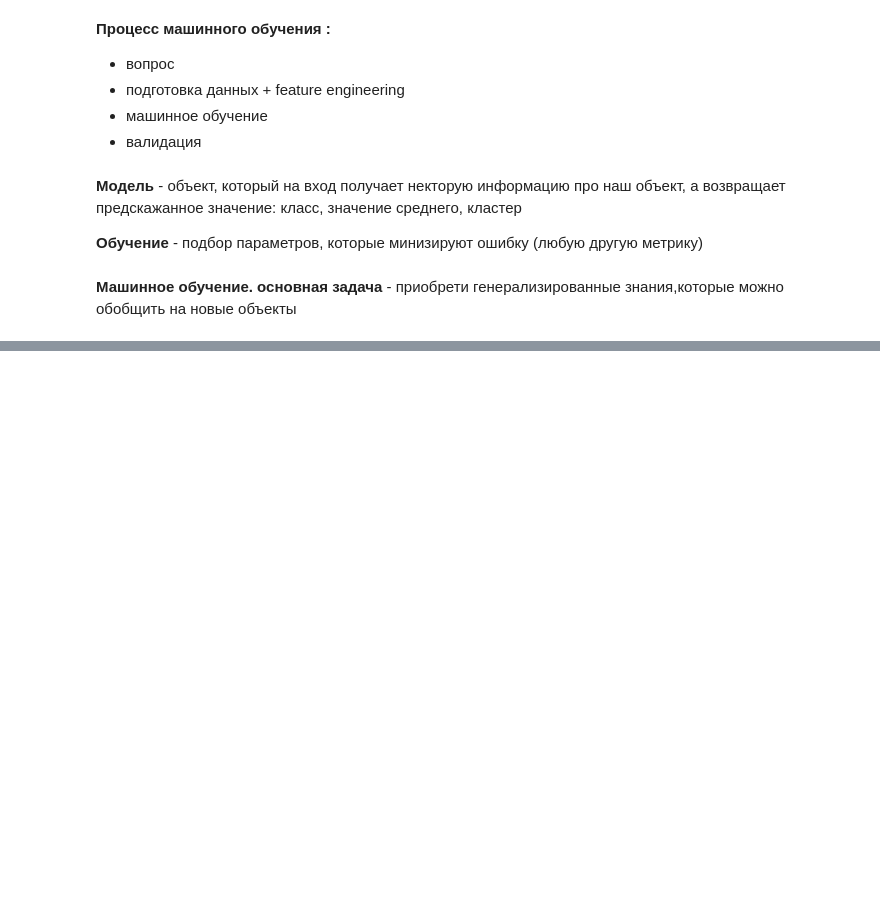
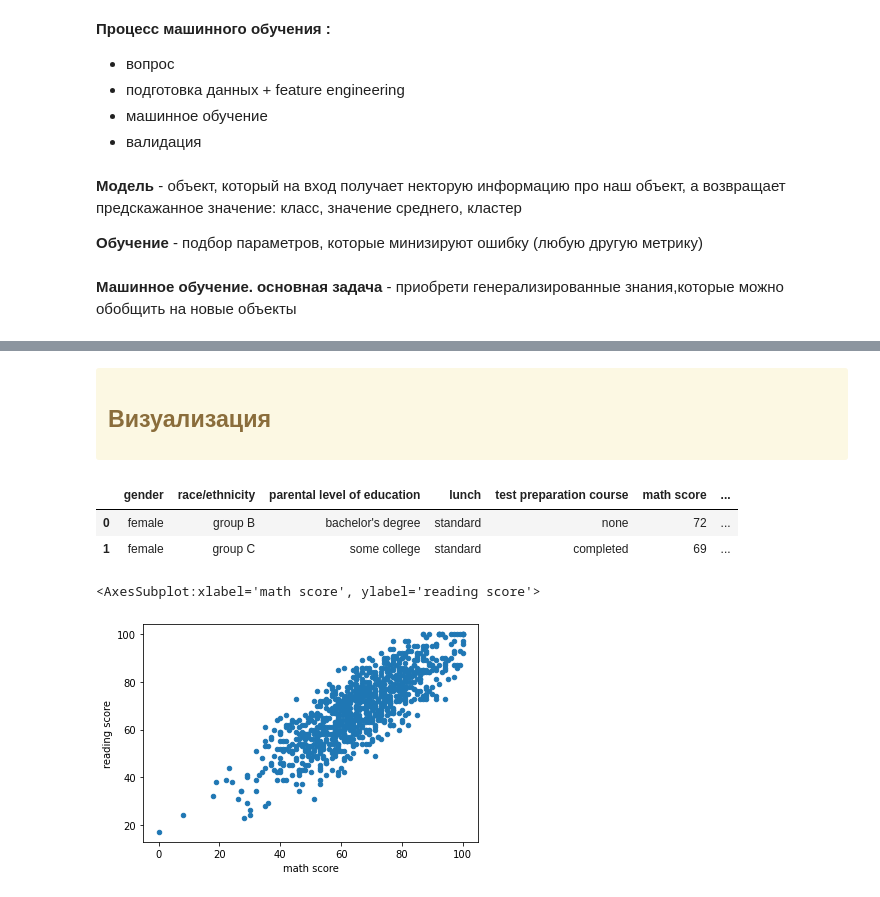
Before and after one commit to iboiarkin96/education_courses, a Jupyter notebook: Основы Статистики [Карпов]/Введение в Data Science и машинное обучение.ipynb, the cells around one changed output, grey strips where cells are left out. Drawn from its saved outputs; the diff is of its cells as text; code cells hidden in the pictures; blank space fills up the shorter version.

```diff
--- a/Основы Статистики [Карпов]/Введение в Data Science и машинное обучение.ipynb
+++ b/Основы Статистики [Карпов]/Введение в Data Science и машинное обучение.ipynb
@@ -53,0 +241,5 @@ diamonds.iloc[0:, 0:3]
+# %%
+# добавить сразу много столбцы
+students= students.assign(total_score = students['math score'] + students['reading score'] + students['writing score'] ,
+                         total_score_log = np.log(students['math score'] + students['reading score'] + students['writing score']))
+students
@@ -53,0 +286,15 @@ diamonds.iloc[0:, 0:3]
+# %% [markdown]
+<div class="alert alert-warning">
+<h2> Визуализация </h2>
+</div>
+# %%
+students.head(2)
+# %% [output]
+|  | gender | race/ethnicity | parental level of education | lunch | test preparation course | math score | ... |
+| 0 | female | group B | bachelor's degree | standard | none | 72 | ... |
+| 1 | female | group C | some college | standard | completed | 69 | ... |
+# %%
+students.plot.scatter(x = 'math score', y = 'reading score')
+# %% [output]
+<AxesSubplot:xlabel='math score', ylabel='reading score'>
+[figure, added]
```
Also changed, not shown: parts of 39 cells of this notebook, 1 other file.
